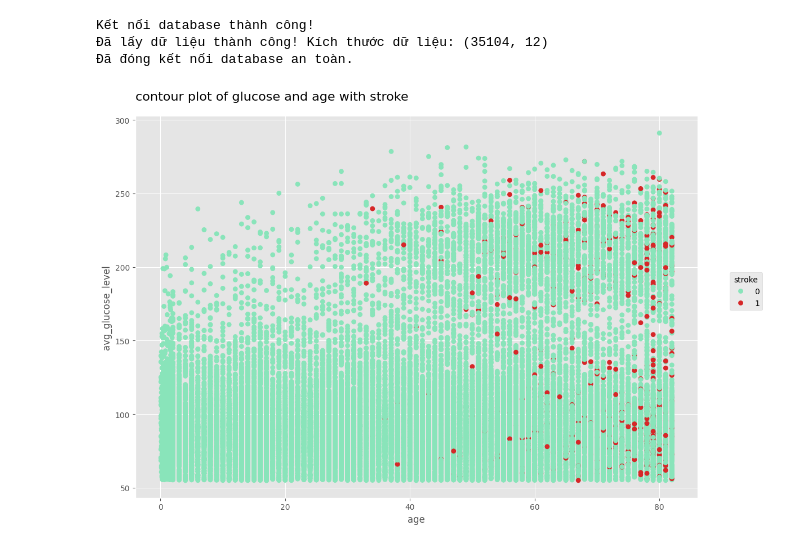
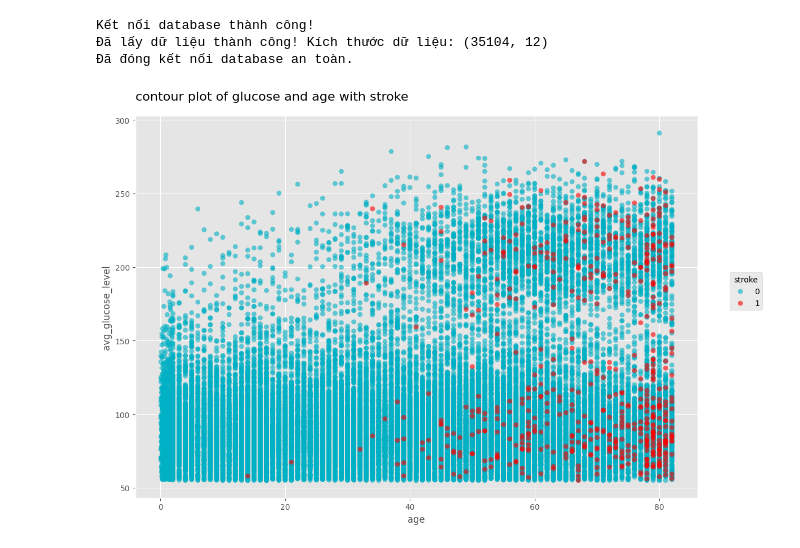
Before and after one commit to nguyendao16/nguyendao16-ADY-Group5-FinalProject, a Jupyter notebook: ADY.ipynb, the cells around one changed output. Saved outputs shown, nothing was run; the diff lists cells and outputs as text; code cells hidden in the pictures.

```diff
--- a/ADY.ipynb
+++ b/ADY.ipynb
@@ -52,34 +52,48 @@ Kết nối database thành công!
 # %%
 import matplotlib.pyplot as plt
 import seaborn as sns
 
 # Thiết lập style giống ggplot2 (nền xám, lưới trắng)
 plt.style.use('ggplot')
 plt.figure(figsize=(12, 8))
 
-# 1. Vẽ các điểm dữ liệu (Scatter Plot)
-# Màu sắc: #F8766D là màu đỏ hồng, #00BFC4 là màu xanh lơ đặc trưng của ggplot2
+ax = plt.gca()
+
+# Vẽ xanh trước (stroke=0)
 sns.scatterplot(
-    data=df,
+    data=df[df['stroke'] == 0],
     x='age',
     y='avg_glucose_level',
-    hue='stroke',
-    palette={0: "#89E4BA", 1: "#D62728"},
-    alpha=1,
+    color="#00B0C4",
+    alpha=0.6,
     edgecolor='none',
-    s=40
+    s=40,
+    ax=ax,
+    label=0
 )
 
+# Vẽ đỏ sau (stroke=1) -> đè lên
+sns.scatterplot(
+    data=df[df['stroke'] == 1],
+    x='age',
+    y='avg_glucose_level',
+    color="#FF0000",
+    alpha=0.6,
+    edgecolor='none',
+    s=40,
+    ax=ax,
+    label=1
+)
 
-# 3. Tùy chỉnh hiển thị
+# Tùy chỉnh hiển thị
 plt.title('contour plot of glucose and age with stroke', fontsize=16, loc='left', pad=20)
 plt.xlabel('age', fontsize=12)
 plt.ylabel('avg_glucose_level', fontsize=12)
 
-# Chỉnh vị trí legend (chú thích) ra ngoài bên phải nếu cần
+# Legend ra ngoài bên phải
 plt.legend(title='stroke', bbox_to_anchor=(1.05, 0.6), loc='upper left')
 
 plt.tight_layout()
 plt.show()
 # %% [output]
-[figure, old version]
+[figure, new version]
```
